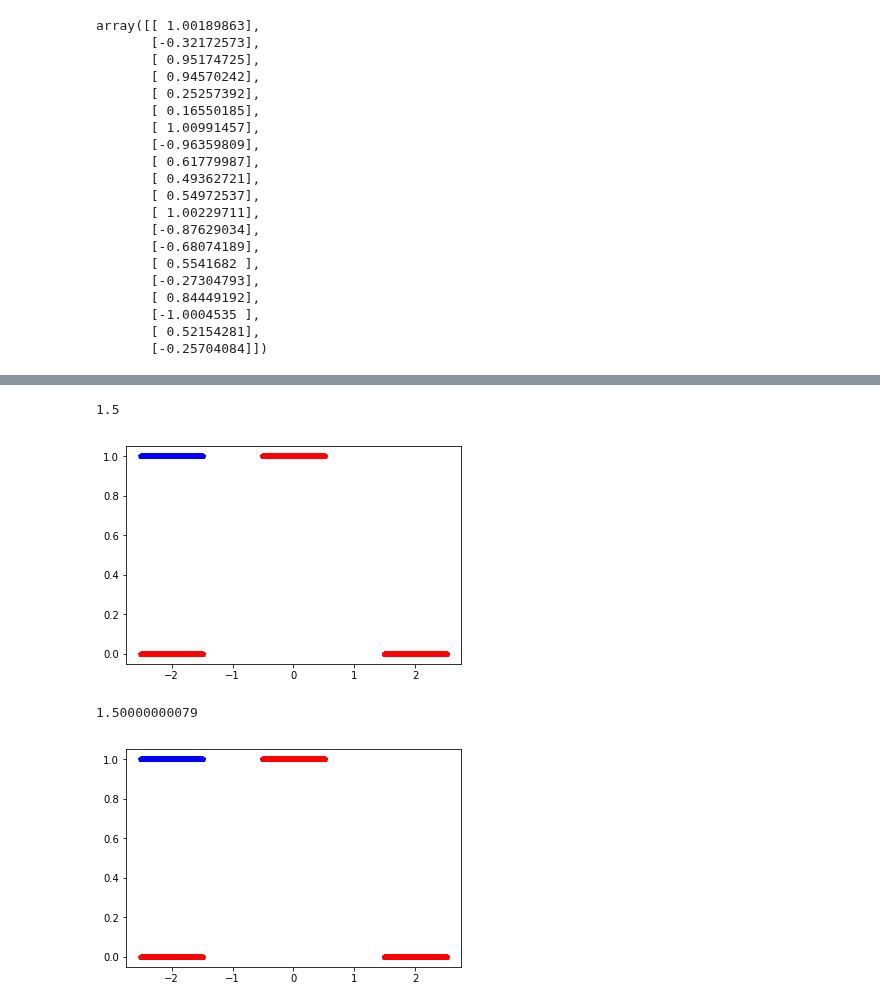
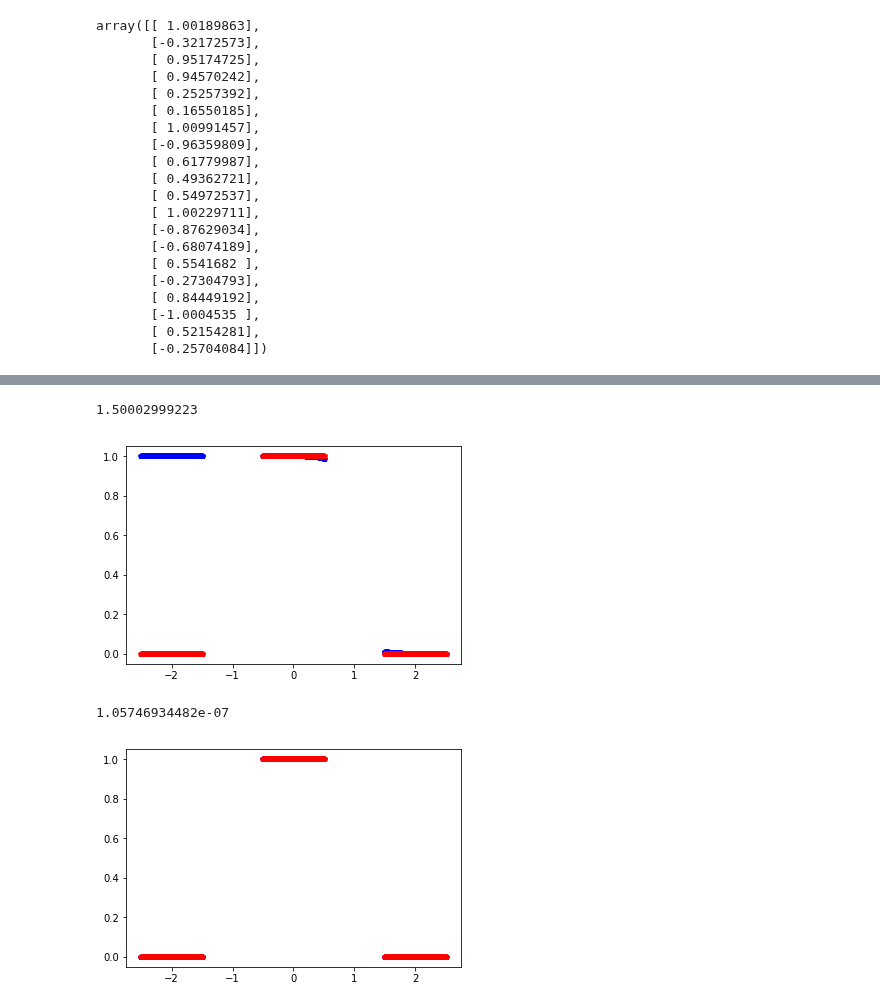
Before and after one commit to Dogiko/Machine-Learning, a Jupyter notebook: Neural-Network.ipynb, the cells around one changed output, grey strips where cells are left out. Saved outputs shown, nothing was run; the diff lists cells and outputs as text; code cells hidden in the pictures.

```diff
--- a/Neural-Network.ipynb
+++ b/Neural-Network.ipynb
@@ -425,10 +439,10 @@ X = X.reshape(X.shape + (1,))
 Y = Y.reshape(Y.shape + (1,))
 # %%
 NN = DogikoLearn()
-NN.rs_extend_regularizer(0.01,3.)
+NN.rs_extend_regularizer(0.02,2.)
 NN.set_training_data(X, Y)
 NN.set_validating_data(X, Y)
-NN.add_layer(Layer(100,Selu()))
+NN.add_layer(Layer(20,Selu()))
 NN.add_layer(Layer(1,Sigmoid()))
 NN.build()
 # %%
@@ -448,26 +462,6 @@ plt.show()
 [figure]
 # %%
 NN.neuron_refined(0,0.01)
-# %%
-ym = NN.ly[0].y.mean(axis=1)
-yn = NN.ly[0].y - ym.reshape((NN.ly[0].nn,1))
-ba = np.dot(NN.ly[1].w.v, ym.reshape((NN.ly[0].nn,1)))
-ev, em = np.linalg.eigh(np.dot(yn, yn.T))
-operator, pivots=column_operate(em[:,ev/ev.sum() > 0.001])
-new_w = np.dot(NN.ly[1].w.v, operator)
-NN.ly[1].b.assign_values(NN.ly[1].b.v + (np.dot(NN.ly[1].w.v, ym) -np.dot(new_w, ym[pivots])))
-NN.ly[1].w.assign_values(new_w)
-NN.ly[0].w.assign_values(NN.ly[0].w.v[pivots])
-NN.ly[0].b.assign_values(NN.ly[0].b.v[pivots])
-NN.ly[0].nn = len(pivots)
-# %%
-NN.prediction(X)
-print(NN.validate())
-plt.plot(NN.px.T, NN.py.T, "bp", X.T, Y.T, "rp")
-plt.show()
-# %% [output]
-1.5
-[figure, removed]
 # %%
 for t in range(10000):
     NN.batch_fit(X,Y,step=0.01, descent_method="Rprop")
@@ -479,5 +473,25 @@ print(NN.validate())
 plt.plot(NN.px.T, NN.py.T, "bp", X.T, Y.T, "rp")
 plt.show()
 # %% [output]
-1.50000000079
+1.50002999223
-[figure, old version]
+[figure, new version]
+# %%
+
+for t in range(10):
+    NN.ly[0].w.add_row(4*np.random.rand((1))-2.)
+    NN.ly[0].b.add_row(4*np.random.rand((1))-2.)
+    NN.ly[1].w.add_column(4*np.random.rand((NN.ly[1].nn))-2.)
+    NN.ly[0].nn += 1
+# %%
+for t in range(10000):
+    NN.batch_fit(X,Y,step=0.01, descent_method="Rprop")
+    if NN.max_cs < 0.005:
+        break
+
+NN.prediction(X)
+print(NN.validate())
+plt.plot(NN.px.T, NN.py.T, "bp", X.T, Y.T, "rp")
+plt.show()
+# %% [output]
+1.05746934482e-07
+[figure, added]
```
Also changed, not shown: parts of 4 cells of this notebook.
